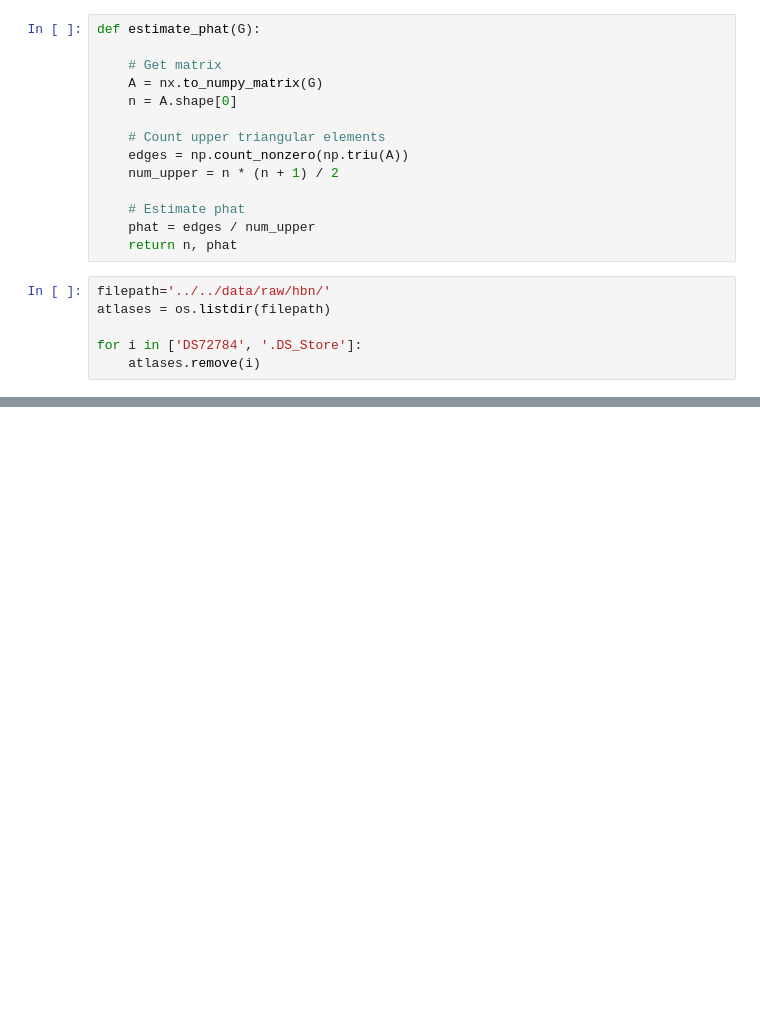
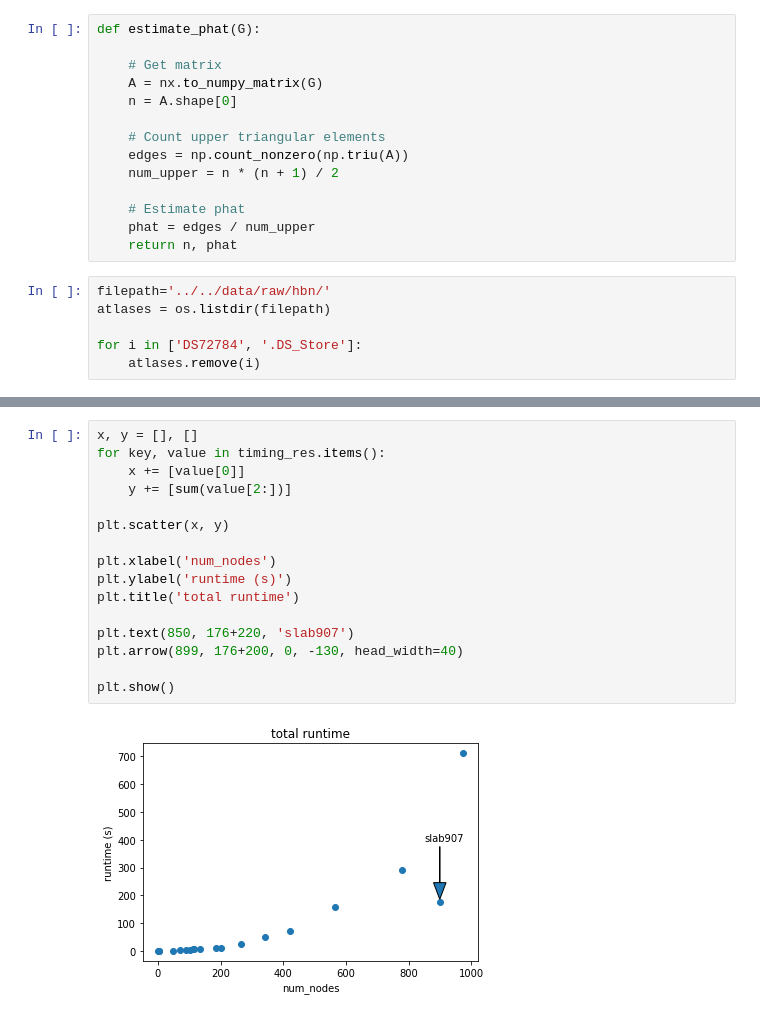
Before and after one commit to NeuroDataDesign/the-ents, a Jupyter notebook: notebooks/1.0-vg-runtime-simulation/runtime.ipynb, the cells around one changed output, grey strips where cells are left out. Drawn from its saved outputs; the diff is of its cells as text; blank space fills up the shorter version.

```diff
--- a/notebooks/1.0-vg-runtime-simulation/runtime.ipynb
+++ b/notebooks/1.0-vg-runtime-simulation/runtime.ipynb
@@ -102,0 +199,18 @@ NameError: name 'RandomGraph' is not defined
+# %%
+x, y = [], []
+for key, value in timing_res.items():
+    x += [value[0]]
+    y += [sum(value[2:])]
+
+plt.scatter(x, y)
+
+plt.xlabel('num_nodes')
+plt.ylabel('runtime (s)')
+plt.title('total runtime')
+
+plt.text(850, 176+220, 'slab907')
+plt.arrow(899, 176+200, 0, -130, head_width=40)
+
+plt.show()
+# %% [output]
+[figure, added]
```
Also changed, not shown: parts of 14 cells of this notebook, 1 other file.
